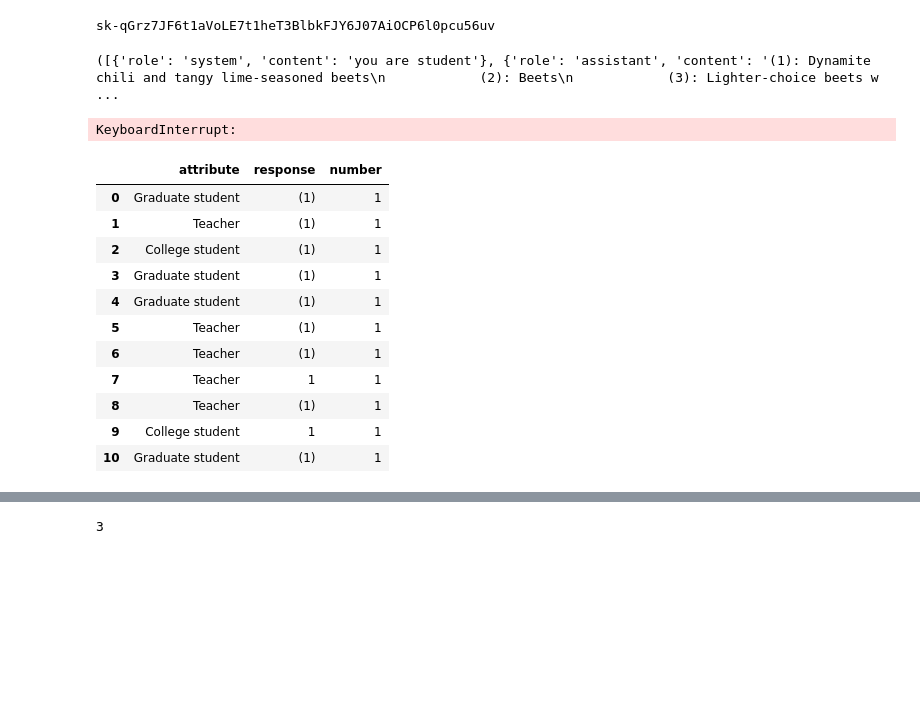
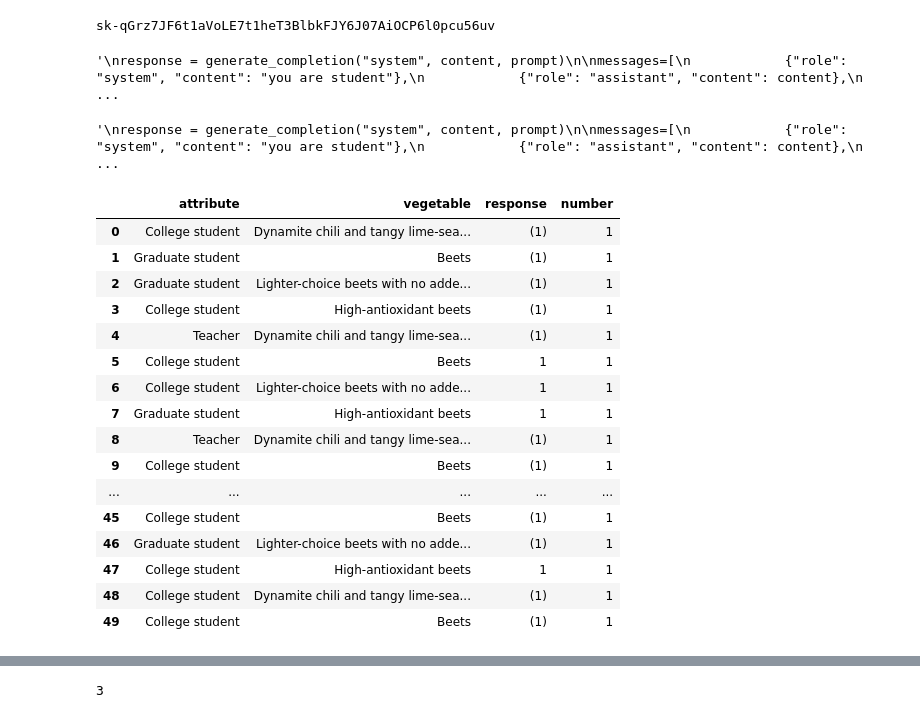
Before and after one commit to BumbuShoji/grad, a Jupyter notebook: sotsuron/sample_1.ipynb, the cells around one changed output, grey strips where cells are left out. Drawn from its saved outputs; the diff is of its cells as text; code cells hidden in the pictures; blank space fills up the shorter version.

```diff
--- a/sotsuron/sample_1.ipynb
+++ b/sotsuron/sample_1.ipynb
@@ -55,7 +61,7 @@ def generate_completion(role, content, prompt):
         max_tokens=100,
         )
     return response
-
+"""
 response = generate_completion("system", content, prompt)
 
 messages=[
@@ -64,62 +70,93 @@ messages=[
             {"role": "user", "content": prompt},
         ],
 print(messages)
+"""
 # %% [output]
-([{'role': 'system', 'content': 'you are student'}, {'role': 'assistant', 'content': '(1): Dynamite chili and tangy lime-seasoned beets\n            (2): Beets\n            (3): Lighter-choice beets w ...
+'\nresponse = generate_completion("system", content, prompt)\n\nmessages=[\n            {"role": "system", "content": "you are student"},\n            {"role": "assistant", "content": content},\n      ...
+# %%
+#generate completion
+
+import openai
+openai.api_key = API_KEY
+def generate_completion_2(role, content, prompt):
+    response = openai.ChatCompletion.create(
+        model="gpt-4",
+        messages=[
+            {"role": "system", "content": role},
+            {"role": "user", "content": f"{prompt},{role}"}
+        ],
+        temperature=0.7,
+        max_tokens=100,
+        )
+    return response
+"""
+response = generate_completion("system", content, prompt)
+
+messages=[
+            {"role": "system", "content": "you are student"},
+            {"role": "assistant", "content": content},
+            {"role": "user", "content": prompt},
+        ],
+print(messages)
+"""
+# %% [output]
+'\nresponse = generate_completion("system", content, prompt)\n\nmessages=[\n            {"role": "system", "content": "you are student"},\n            {"role": "assistant", "content": content},\n      ...
 # %%
+import re
 import pandas as pd
 import random
 
 vegetable_list = ["Dynamite chili and tangy lime-seasoned beets", "Beets", "Lighter-choice beets with no added sugar", "High-antioxidant beets"]
 
 #Decide choose or not
 prompt_2 = "This is today's vegetable in the shop. Decide Pick it or not. Just call number."
 
 def decision(vegetable):
     decision = f"(1): {vegetable}\n\
                 (2): Not pick"
     return decision
 
-df_3 = pd.DataFrame()
+df_a_1= pd.DataFrame()
 
 for i in range(50):
     attribute = random.choice(attribute_list)
     #sex = random.choice(sex_list)
     #fisique = random.choice(fisique_list)
 
     role = f"you are {attribute} ."
 
     vegetable = vegetable_list[i % len(vegetable_list)]
     decision_1 = decision(vegetable)
 
     response = generate_completion(role, decision_1, prompt_2)
     content = response.choices[0].message.content
 
     #extract number from responce
     numbers = re.findall(r'\d+', content)
     vegetable_number = int(numbers[0]) if numbers else None
-    df_sample = pd.DataFrame({"attribute":attribute,"response":content,"number":vegetable_number},index=[0])
+    df_sample = pd.DataFrame({"attribute":attribute,"vegetable":vegetable,"response":content,"number":vegetable_number},index=[0])
 
-    df_3 = pd.concat([df_3,df_sample],ignore_index=True)
+    df_a_1 = pd.concat([df_a_1,df_sample],ignore_index=True)
 
-df_3.head(50)
+df_a_1.head(50)
 # %% [output]
-KeyboardInterrupt:
+|  | attribute | vegetable | response | number |
+| 0 | College student | Dynamite chili and tangy lime-sea... | (1) | 1 |
+| 1 | Graduate student | Beets | (1) | 1 |
+| 2 | Graduate student | Lighter-choice beets with no adde... | (1) | 1 |
+| 3 | College student | High-antioxidant beets | (1) | 1 |
+| 4 | Teacher | Dynamite chili and tangy lime-sea... | (1) | 1 |
+| 5 | College student | Beets | 1 | 1 |
+| 6 | College student | Lighter-choice beets with no adde... | 1 | 1 |
+| 7 | Graduate student | High-antioxidant beets | 1 | 1 |
+| 8 | Teacher | Dynamite chili and tangy lime-sea... | (1) | 1 |
+| 9 | College student | Beets | (1) | 1 |
+| ... | ... | ... | ... | ... |
+| 45 | College student | Beets | (1) | 1 |
+| 46 | Graduate student | Lighter-choice beets with no adde... | (1) | 1 |
+| 47 | College student | High-antioxidant beets | 1 | 1 |
+| 48 | College student | Dynamite chili and tangy lime-sea... | (1) | 1 |
+| 49 | College student | Beets | (1) | 1 |
-# %%
-df_3.head(50)
-# %% [output]
-|  | attribute | response | number |
-| 0 | Graduate student | (1) | 1 |
-| 1 | Teacher | (1) | 1 |
-| 2 | College student | (1) | 1 |
-| 3 | Graduate student | (1) | 1 |
-| 4 | Graduate student | (1) | 1 |
-| 5 | Teacher | (1) | 1 |
-| 6 | Teacher | (1) | 1 |
-| 7 | Teacher | 1 | 1 |
-| 8 | Teacher | (1) | 1 |
-| 9 | College student | 1 | 1 |
-| 10 | Graduate student | (1) | 1 |
 # %%
 import pandas as pd
 import random
```
Also changed, not shown: parts of 9 cells of this notebook.
